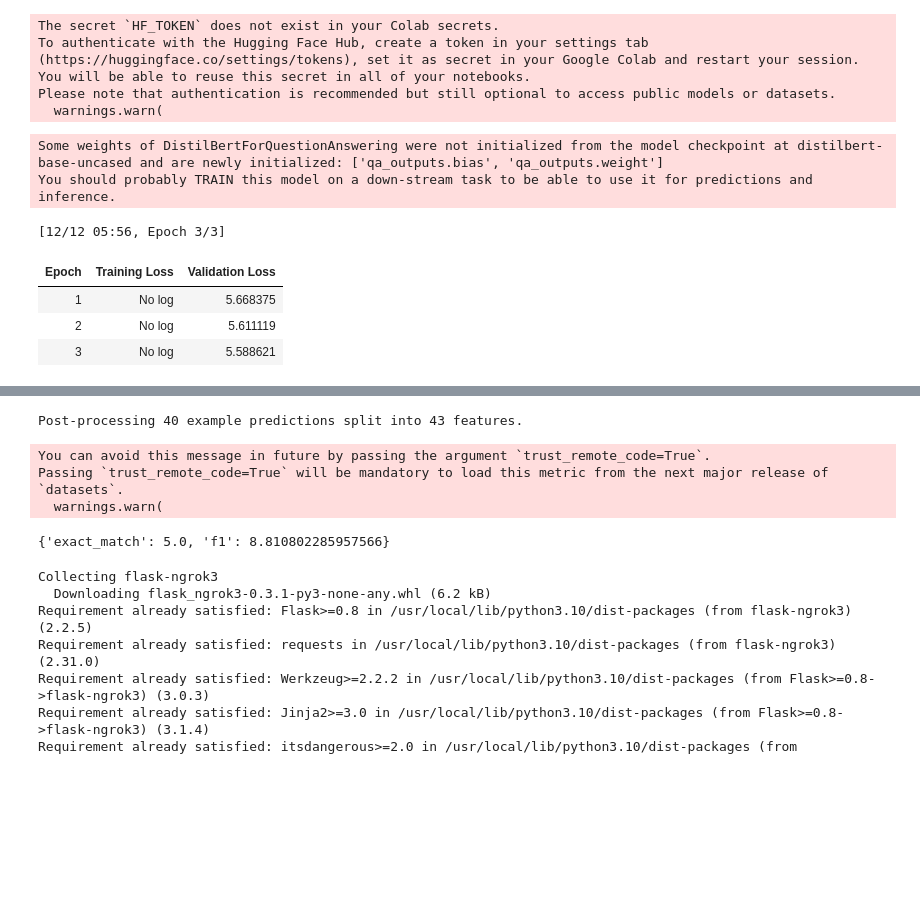
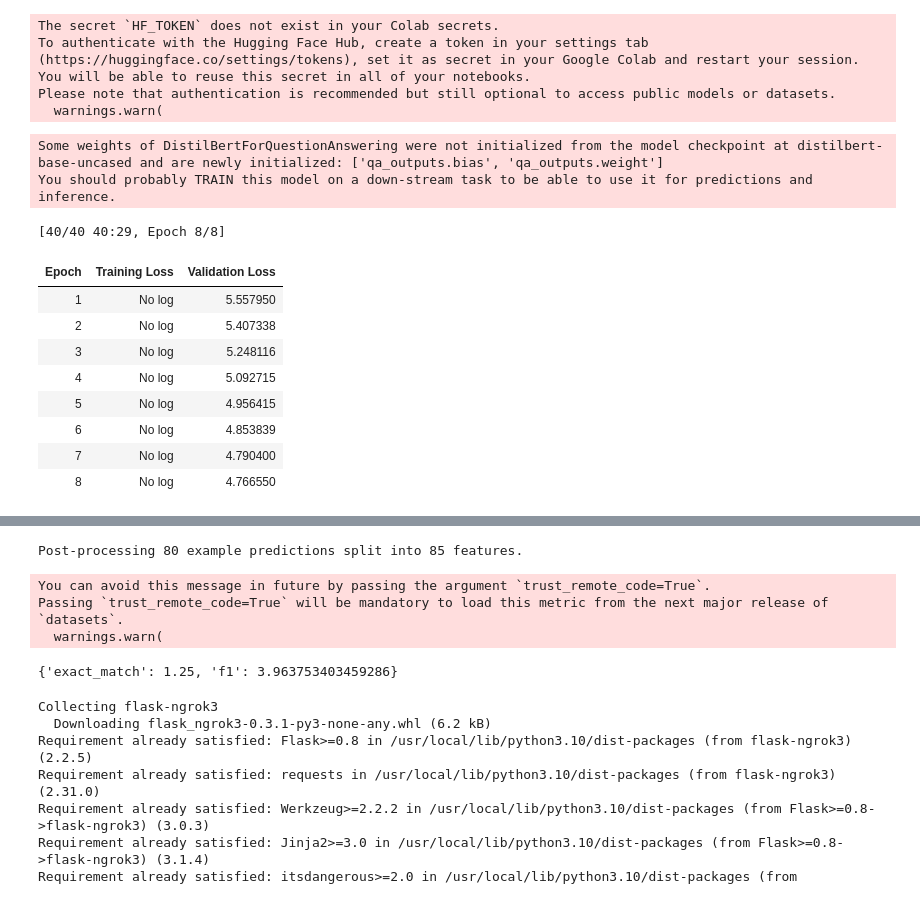
Before and after one commit to Shubhanker01/RepositoryNo1, a Jupyter notebook: questionAnswering.ipynb, the cells around one changed output, grey strips where cells are left out. Cells and saved outputs as stored; diff of their text form; code cells hidden in the pictures; blank space fills up the shorter version.

```diff
--- a/questionAnswering.ipynb
+++ b/questionAnswering.ipynb
@@ -48,11 +48,11 @@ Successfully installed datasets-2.19.1 dill-0.3.8 multiprocess-0.70.16 xxhash-3.
 model_checkpoint = 'distilbert-base-uncased'
 squad_v2 = False
 # specifying batch size
-batch_size = 16
+batch_size = 32
 # loading datasets
 from datasets import load_dataset,load_metric
 # taking 100 datasets
-datasets = load_dataset("squad_v2" if squad_v2 else "squad",split="train[:100]")
+datasets = load_dataset("squad_v2" if squad_v2 else "squad",split="train[:200]")
 # spliting testing and training dataset
 datasets = datasets.train_test_split(test_size=0.4)
 # %% [output]
@@ -169,38 +169,43 @@ args = TrainingArguments(
     per_device_train_batch_size=batch_size,
     per_device_eval_batch_size=batch_size,
     # no of training epochs
-    num_train_epochs=3,
+    num_train_epochs=8,
     weight_decay=0.01,
     push_to_hub=False
 )
 
 # data collector
 from transformers import default_data_collator
 data_collator = default_data_collator
 
 # passing our datasets to the trainer
 trainer = Trainer(
     model,
     args,
     train_dataset=tokenized_datasets["train"],
     eval_dataset=tokenized_datasets["test"],
     data_collator=data_collator,
     tokenizer=tokenizer,
 )
 
 # fine tuning our model with train method
 trainer.train()
 
 # saving our model
 trainer.save_model('my-model')
 # %% [output]
 Some weights of DistilBertForQuestionAnswering were not initialized from the model checkpoint at distilbert-base-uncased and are newly initialized: ['qa_outputs.bias', 'qa_outputs.weight']
 You should probably TRAIN this model on a down-stream task to be able to use it for predictions and inference.
-[12/12 05:56, Epoch 3/3]
+[40/40 40:29, Epoch 8/8]
 | Epoch | Training Loss | Validation Loss |
-| 1 | No log | 5.668375 |
-| 2 | No log | 5.611119 |
-| 3 | No log | 5.588621 |
+| 1 | No log | 5.557950 |
+| 2 | No log | 5.407338 |
+| 3 | No log | 5.248116 |
+| 4 | No log | 5.092715 |
+| 5 | No log | 4.956415 |
+| 6 | No log | 4.853839 |
+| 7 | No log | 4.790400 |
+| 8 | No log | 4.766550 |
 # %%
 # evaluation of our model
 import torch
@@ -434,11 +439,11 @@ formatted_predictions = [{"id": k, "prediction_text": v} for k, v in final_predi
 references = [{"id": ex["id"], "answers": ex["answers"]} for ex in datasets["test"]]
 metric.compute(predictions=formatted_predictions, references=references)
 # %% [output]
-Post-processing 40 example predictions split into 43 features.
+Post-processing 80 example predictions split into 85 features.
 You can avoid this message in future by passing the argument `trust_remote_code=True`.
 Passing `trust_remote_code=True` will be mandatory to load this metric from the next major release of `datasets`.
   warnings.warn(
-{'exact_match': 5.0, 'f1': 8.810802285957566}
+{'exact_match': 1.25, 'f1': 3.963753403459286}
 # %%
 !pip install flask-ngrok3
 !pip install pyngrok
```
Also changed, not shown: parts of 1 cell of this notebook.
